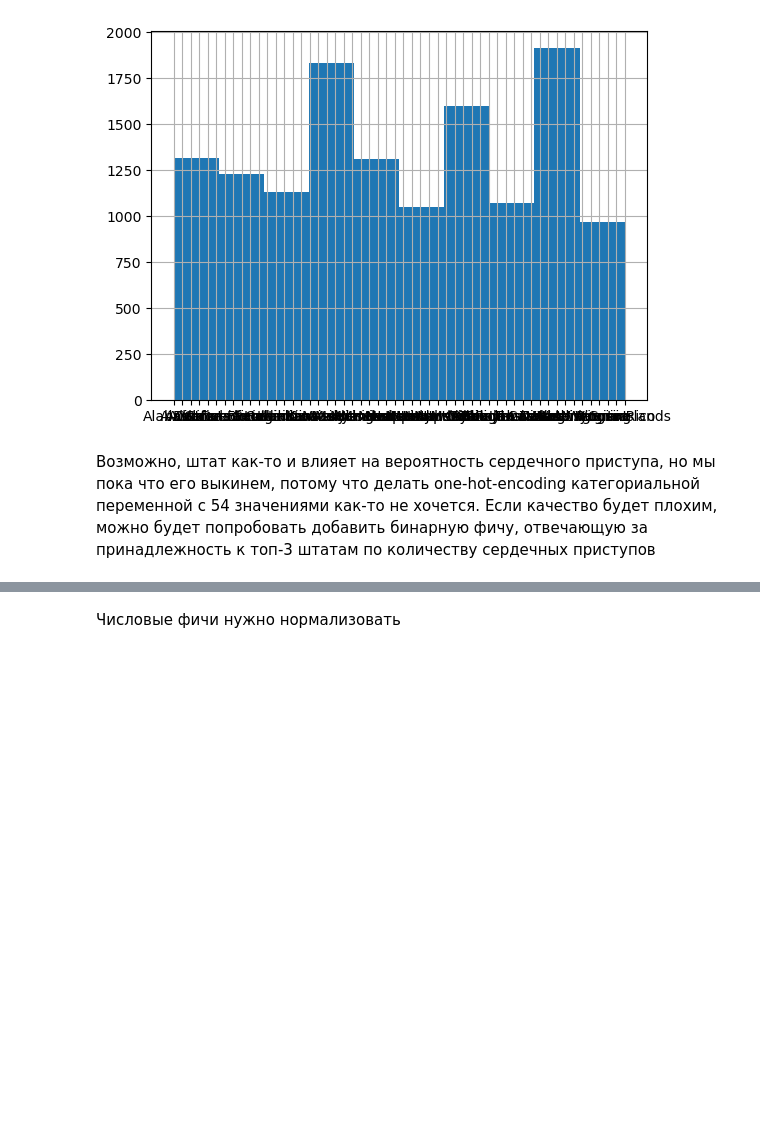
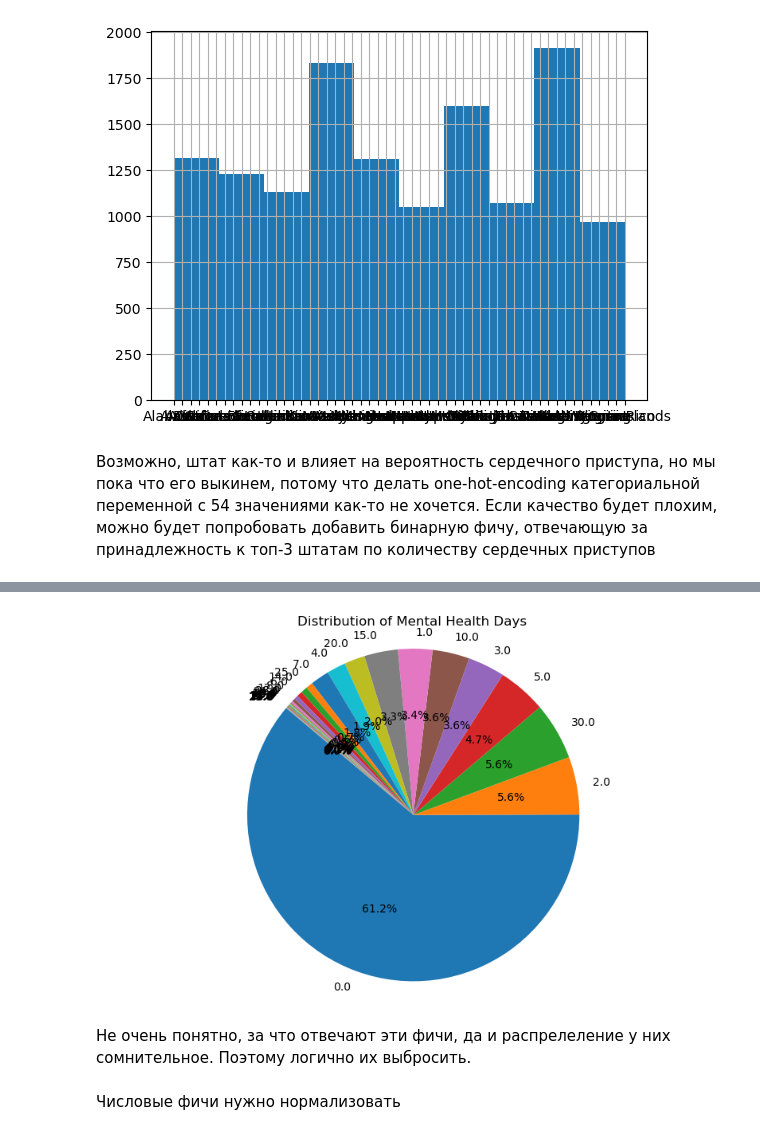
Before and after one commit to yv0vaa/hse_ml_project2024, a Jupyter notebook: HD.ipynb, the cells around one changed output, grey strips where cells are left out. Saved outputs shown, nothing was run; the diff lists cells and outputs as text; code cells hidden in the pictures; blank space fills up the shorter version.

```diff
--- a/HD.ipynb
+++ b/HD.ipynb
@@ -21,0 +46,13 @@ df = df.drop(columns=['State'])
+# %%
+import matplotlib.pyplot as plt
+mental_health_counts = df['MentalHealthDays'].value_counts()
+
+plt.figure(figsize=(10, 6))
+plt.pie(mental_health_counts, labels=mental_health_counts.index, autopct='%1.1f%%', startangle=140)
+plt.title('Distribution of Mental Health Days')
+plt.axis('equal')
+plt.show()
+# %% [output]
+[figure, added]
+# %% [markdown]
+Не очень понятно, за что отвечают эти фичи, да и распрелеление у них сомнительное. Поэтому логично их выбросить.
```
Also changed, not shown: parts of 33 cells of this notebook.
